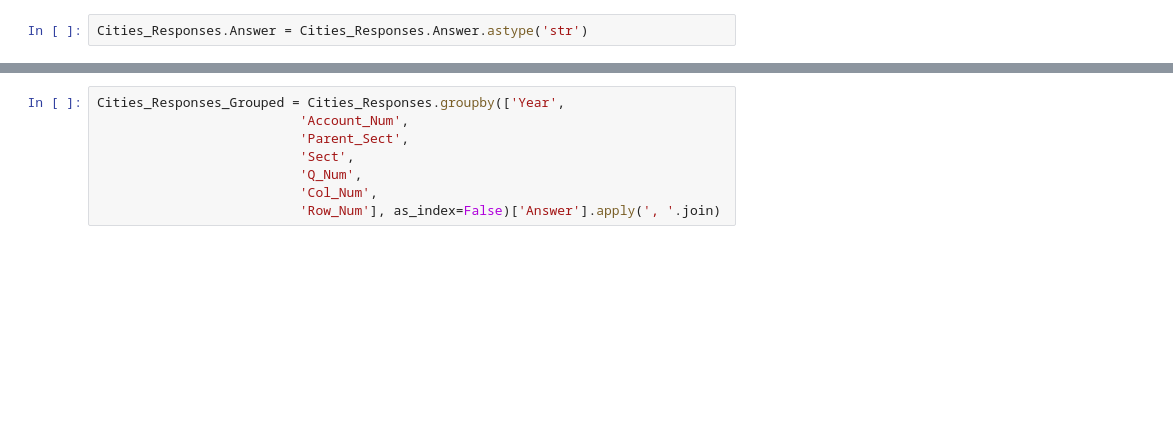
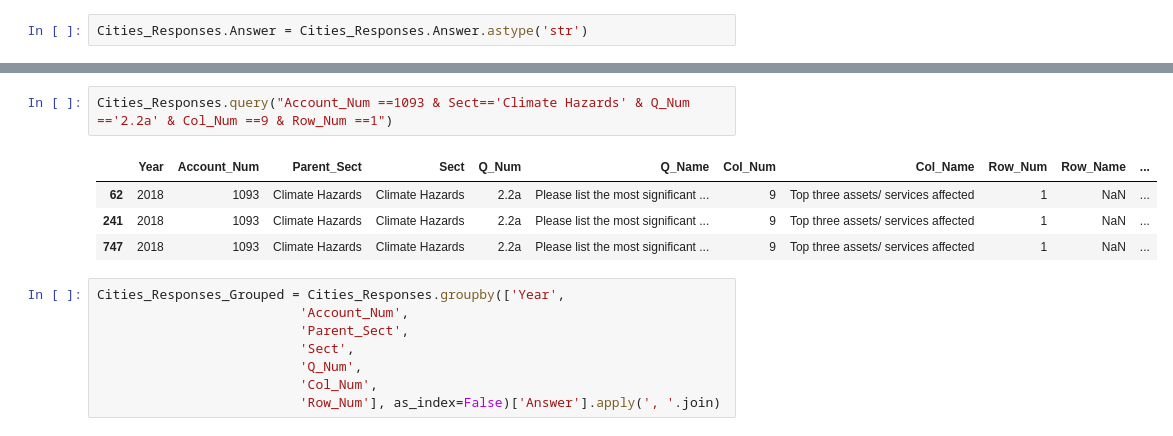
Before and after one commit to mgargiulo07/Springboard-Data-Science-Course, a Jupyter notebook: Capstone_Projects/Capstone_3/Notebooks/01_Data_Wrangling.ipynb, the cells around one changed output, grey strips where cells are left out. Saved outputs shown, nothing was run; the diff lists cells and outputs as text; blank space fills up the shorter version.

```diff
--- a/Capstone_Projects/Capstone_3/Notebooks/01_Data_Wrangling.ipynb
+++ b/Capstone_Projects/Capstone_3/Notebooks/01_Data_Wrangling.ipynb
@@ -157,3 +184,10 @@ Cities_Responses.Answer = Cities_Responses.Answer.astype('str')
+# %%
+Cities_Responses.query("Account_Num ==1093 & Sect=='Climate Hazards' & Q_Num =='2.2a' & Col_Num ==9 & Row_Num ==1")
+# %% [output]
+|  | Year | Account_Num | Parent_Sect | Sect | Q_Num | Q_Name | Col_Num | Col_Name | Row_Num | Row_Name | ... |
+| 62 | 2018 | 1093 | Climate Hazards | Climate Hazards | 2.2a | Please list the most significant ... | 9 | Top three assets/ services affected | 1 | NaN | ... |
+| 241 | 2018 | 1093 | Climate Hazards | Climate Hazards | 2.2a | Please list the most significant ... | 9 | Top three assets/ services affected | 1 | NaN | ... |
+| 747 | 2018 | 1093 | Climate Hazards | Climate Hazards | 2.2a | Please list the most significant ... | 9 | Top three assets/ services affected | 1 | NaN | ... |
 # %%
 Cities_Responses_Grouped = Cities_Responses.groupby(['Year',
                           'Account_Num',
```
Also changed, not shown: parts of 4 cells of this notebook, 6 other files.
